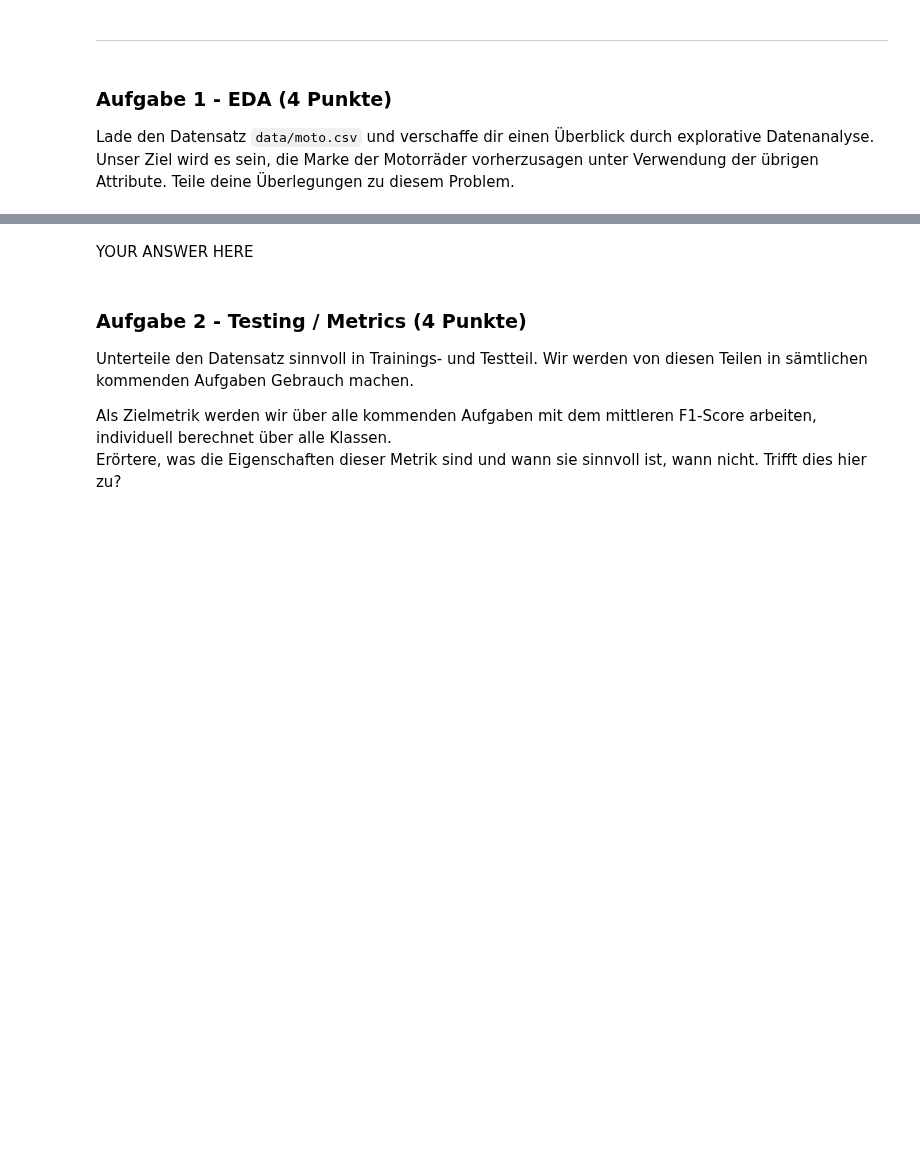
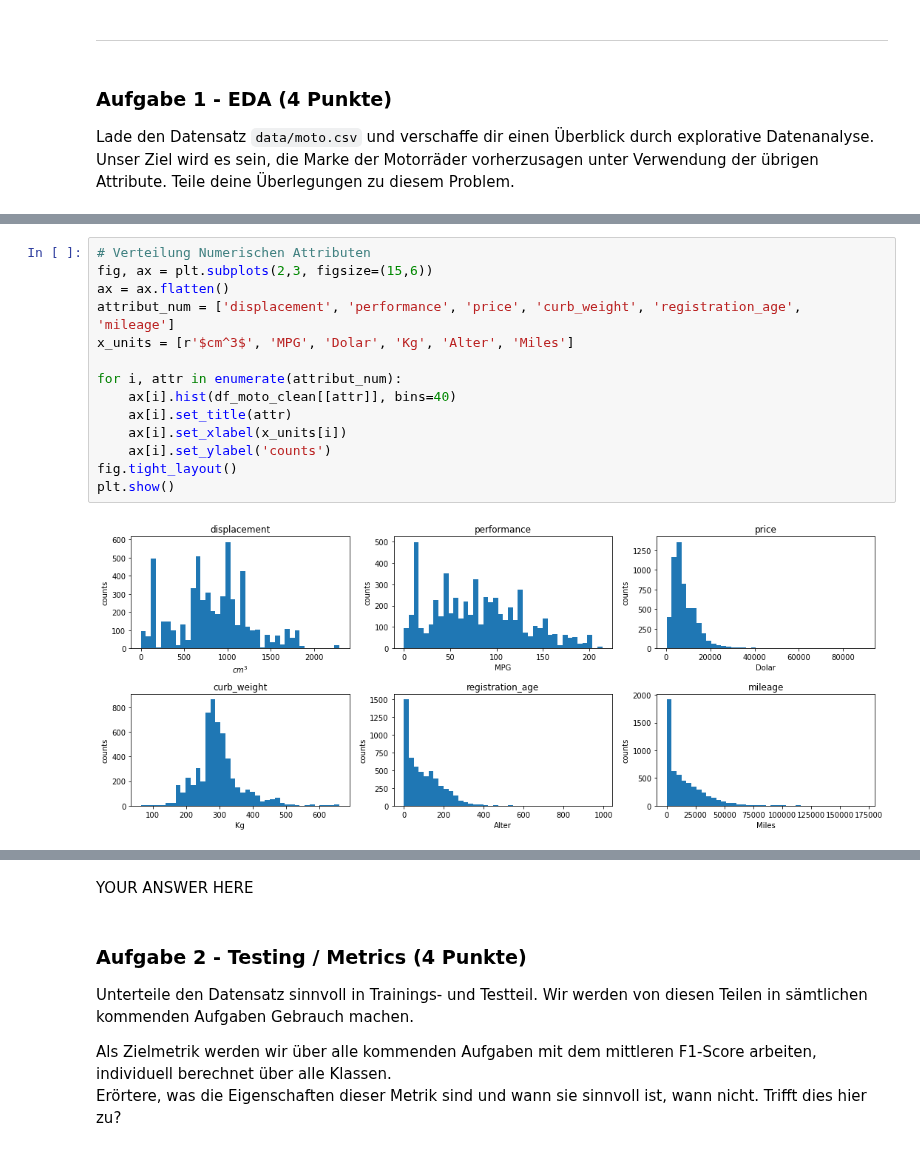
Before and after one commit to rootpi2203/ds_gml, a Jupyter notebook: gml_minichallenge_2/gml_minichallenge_2.ipynb, the cells around one changed output, grey strips where cells are left out. Saved outputs shown, nothing was run; the diff lists cells and outputs as text; blank space fills up the shorter version.

```diff
--- a/gml_minichallenge_2/gml_minichallenge_2.ipynb
+++ b/gml_minichallenge_2/gml_minichallenge_2.ipynb
@@ -35,0 +172,16 @@ raise NotImplementedError()
+# %%
+# Verteilung Numerischen Attributen
+fig, ax = plt.subplots(2,3, figsize=(15,6))
+ax = ax.flatten()
+attribut_num = ['displacement', 'performance', 'price', 'curb_weight', 'registration_age', 'mileage']
+x_units = [r'$cm^3$', 'MPG', 'Dolar', 'Kg', 'Alter', 'Miles']
+
+for i, attr in enumerate(attribut_num):
+    ax[i].hist(df_moto_clean[[attr]], bins=40)
+    ax[i].set_title(attr)
+    ax[i].set_xlabel(x_units[i])
+    ax[i].set_ylabel('counts')
+fig.tight_layout()
+plt.show()
+# %% [output]
+[figure, added]
```
Also changed, not shown: parts of 55 cells of this notebook.
